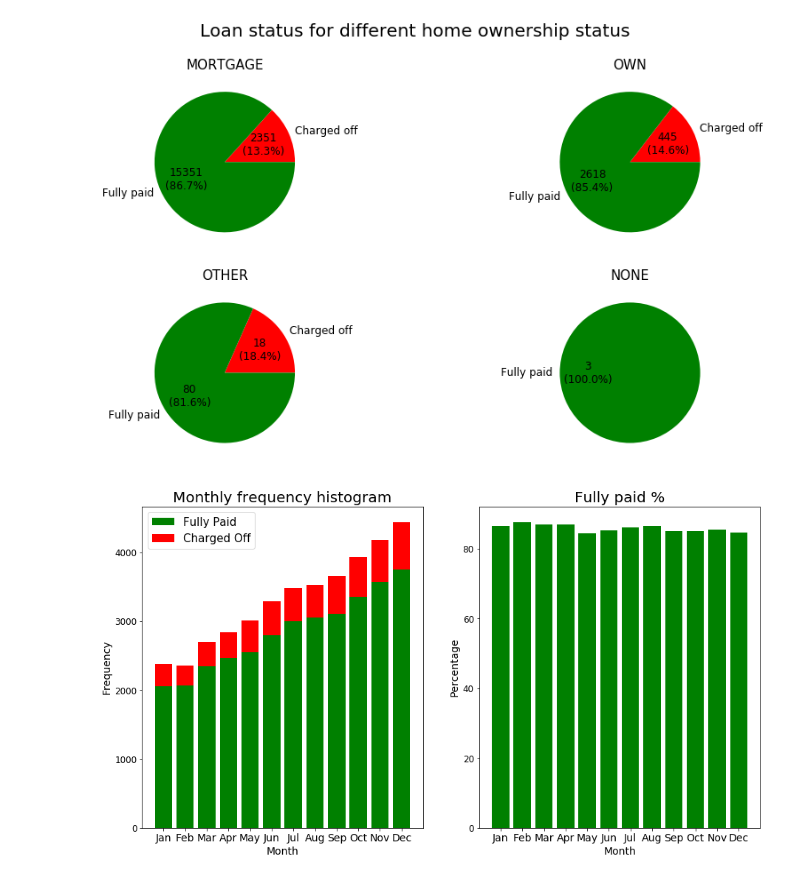
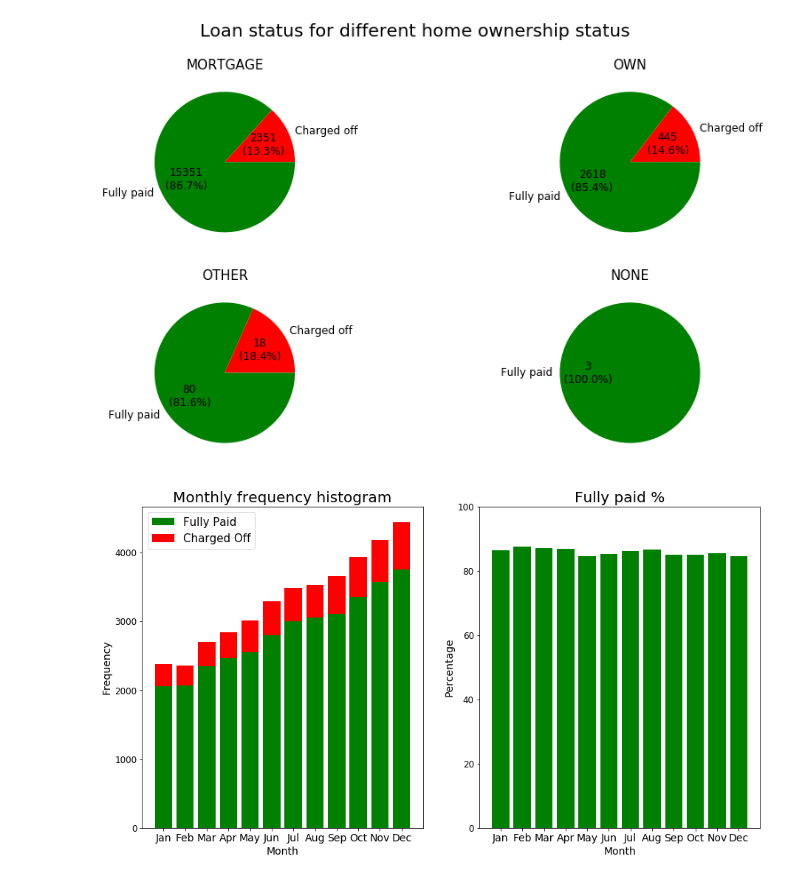
Before and after one commit to HilaGast/ml_final_ex, a Jupyter notebook: ML report Omri & Hila.ipynb, the cells around one changed output. Saved outputs shown, nothing was run; the diff lists cells and outputs as text; code cells hidden in the pictures.

```diff
--- a/ML report Omri & Hila.ipynb
+++ b/ML report Omri & Hila.ipynb
@@ -292,30 +295,31 @@ plt.show()
 # %%
 loan_stats_data['month_num']=pd.to_datetime(loan_stats_data.issue_d, format="%b", errors="coerce").dt.month
 grouped_issued_status=loan_stats_data.groupby(["loan_status_bool","month_num"]).size()
 
 plt.figure(figsize=(15,8))
 plt.subplot(1,2,1)
 plt.bar(np.arange(1,13), grouped_issued_status[1.0].values,color='green')
 plt.bar(np.arange(1,13), grouped_issued_status[0.0].values, bottom=grouped_issued_status[1.0].values, color='red')
 plt.xticks(np.arange(12,0,-1),loan_stats_data.issue_d.unique(), fontsize=14)
 plt.yticks(fontsize=12)
 plt.xlabel('Month',fontsize=14)
 plt.ylabel('Frequency', fontsize=14)
 plt.title('Monthly frequency histogram',fontsize=20)
 plt.legend(('Fully Paid','Charged Off'),fontsize=15)
 
 plt.subplot(1,2,2)
 ppo = 100* grouped_issued_status[1.0].values/(grouped_issued_status[1.0].values+grouped_issued_status[0.0].values)
 plt.bar(np.arange(1,13), ppo, color='green')
 plt.xticks(np.arange(12,0,-1),loan_stats_data.issue_d.unique(), fontsize=14)
 plt.yticks(fontsize=12)
 plt.xlabel('Month',fontsize=14)
 plt.ylabel('Percentage', fontsize=14)
 plt.title('Fully paid %',fontsize=20)
+plt.ylim(0,100)
 
 plt.show()
 # %% [output]
-[figure, old version]
+[figure, new version]
 # %%
 grouped_state_status=loan_stats_data.groupby(["loan_status_bool","addr_state"])
 g=grouped_state_status.loan_status_bool.agg(['count'])
```
Also changed, not shown: parts of 7 cells of this notebook, 1 other file.
